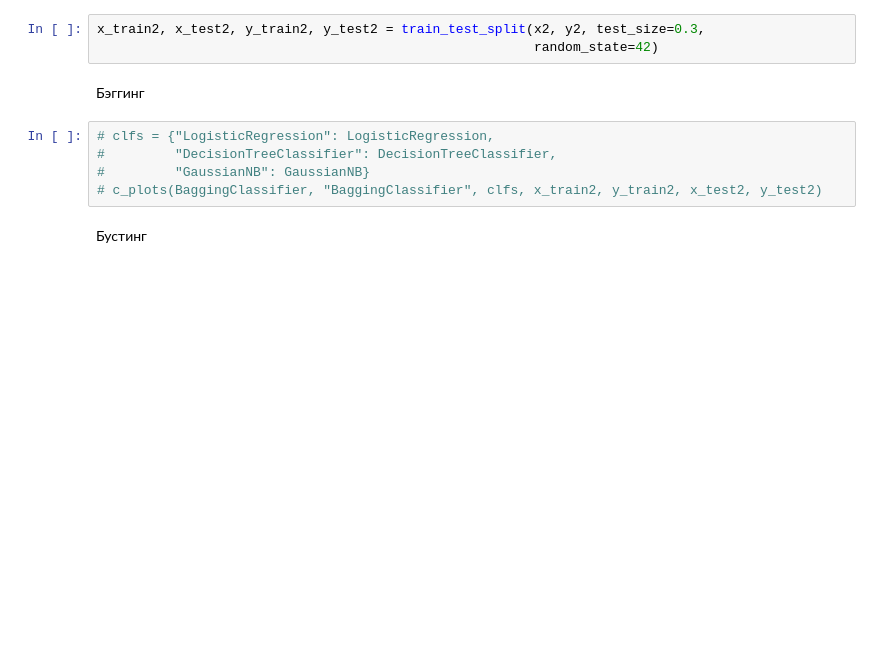
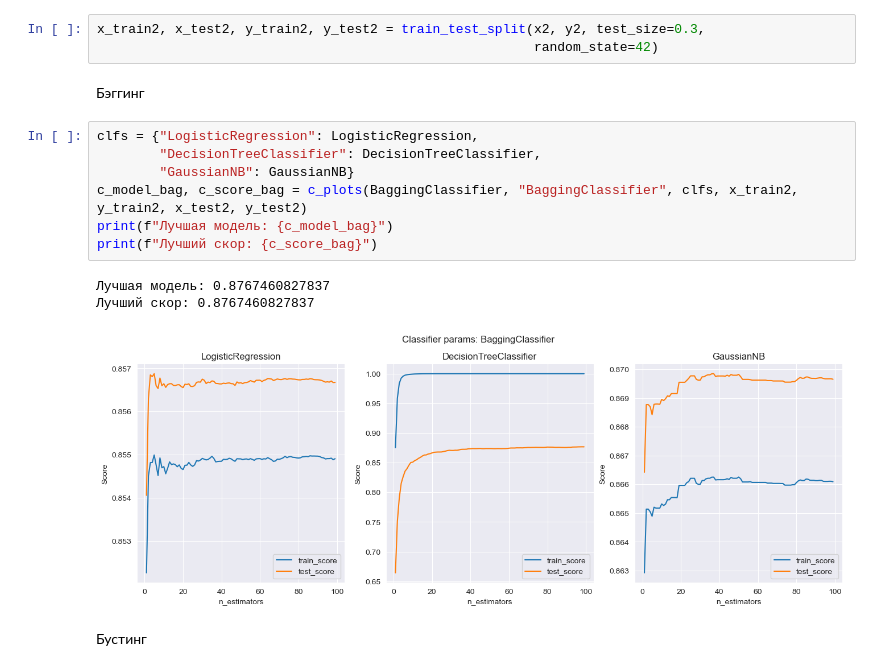
Before and after one commit to AdepteXiao/MAD_5, a Jupyter notebook: mad5.ipynb, the cells around one changed output. Drawn from its saved outputs; the diff is of its cells as text; blank space fills up the shorter version.

Commit message:
Что с GaussianNB...

```diff
--- a/mad5.ipynb
+++ b/mad5.ipynb
@@ -140,10 +128,16 @@ x_train2, x_test2, y_train2, y_test2 = train_test_split(x2, y2, test_size=0.3,
 # %% [markdown]
 Бэггинг
 # %%
-# clfs = {"LogisticRegression": LogisticRegression,
-#         "DecisionTreeClassifier": DecisionTreeClassifier,
-#         "GaussianNB": GaussianNB}
-# c_plots(BaggingClassifier, "BaggingClassifier", clfs, x_train2, y_train2, x_test2, y_test2)
+clfs = {"LogisticRegression": LogisticRegression,
+        "DecisionTreeClassifier": DecisionTreeClassifier,
+        "GaussianNB": GaussianNB}
+c_model_bag, c_score_bag = c_plots(BaggingClassifier, "BaggingClassifier", clfs, x_train2, y_train2, x_test2, y_test2)
+print(f"Лучшая модель: {c_model_bag}")
+print(f"Лучший скор: {c_score_bag}")
+# %% [output]
+Лучшая модель: 0.8767460827837
+Лучший скор: 0.8767460827837
+[figure, added]
 # %% [markdown]
 Бустинг
 # %%
```
Also changed, not shown: parts of 11 cells of this notebook.
